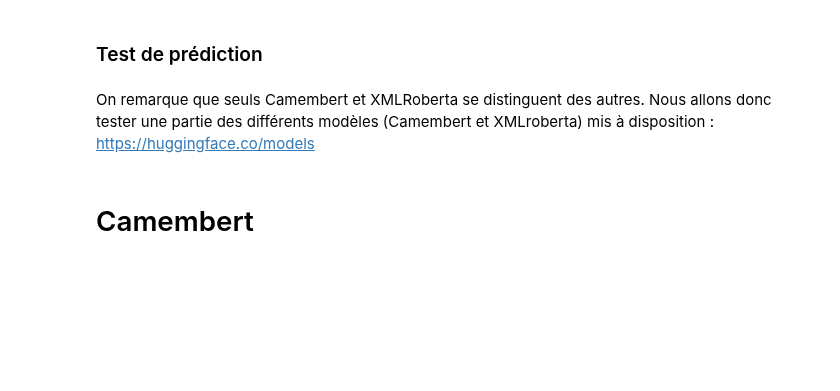
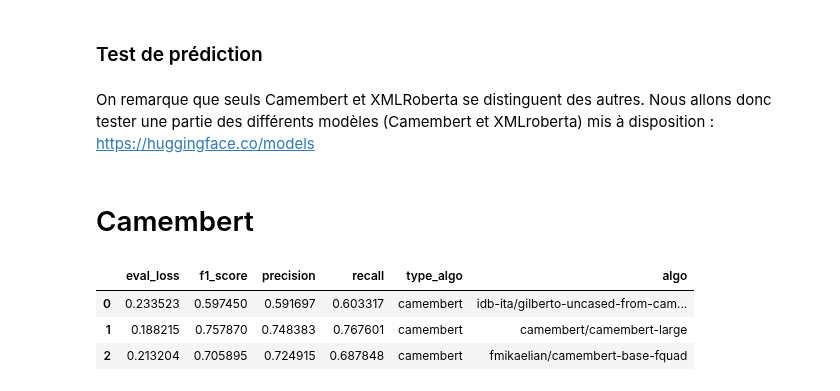
Before and after one commit to C4viar/PPD_MSLD_2019_2020_LL-AL-MT, a Jupyter notebook: Draft_code/projet_ner.ipynb, the cells around one changed output. Cells and saved outputs as stored; diff of their text form; code cells hidden in the pictures; blank space fills up the shorter version.

Commit message:
Evaluation of camembert's models

```diff
--- a/Draft_code/projet_ner.ipynb
+++ b/Draft_code/projet_ner.ipynb
@@ -226,17 +249,20 @@ l_algotype = [ "bert" , "camembert" , "roberta" , "distilbert" , "electra" , "xl
 l_algo = [ "bert-base-cased" , "camembert-base" , "roberta-base" ,
           "distilbert-base-cased" , "google/electra-base-discriminator" , "xlm-roberta-base"] # modèles
 
+# Création de train_df et test_df
+# 20 pourcent des sentences_id
+
+train_df = df[df["sentence_id"].isin(randomlist)] # 80 pourcent des sentences_id
+eval_df = df[~df["sentence_id"].isin(randomlist)]
+
+# configuration du logger pour les info et les avertissements
+logging.basicConfig(level=logging.INFO)
+transformers_logger = logging.getLogger("transformers")
+transformers_logger.setLevel(logging.WARNING)
+
 for i in range (len(l_algotype)) :
+
   print("###################\t", l_algotype[i] , " -- ", l_algo[i] ,"\t###################")
-
-  # configuration du logger pour les info et les avertissements
-  logging.basicConfig(level=logging.INFO)
-  transformers_logger = logging.getLogger("transformers")
-  transformers_logger.setLevel(logging.WARNING)
-
-  # Création de train_df et test_df
-  train_df = df[df["sentence_id"].isin(randomlist)] # 80 pourcent des sentences_id
-  eval_df = df[~df["sentence_id"].isin(randomlist)] # 20 pourcent des sentences_id
 
   # Création du modèles NER
   model = NERModel(l_algotype[i], l_algo[i], args={'overwrite_output_dir': True, 'reprocess_input_data': True}, labels=tags)
@@ -254,9 +280,9 @@ for i in range (len(l_algotype)) :
   # on créer une ligne contenant les résultats
   results = results.append(result, ignore_index = True)
 
-  file_model = open(r'./'+l_algo[i]+'.obj', 'wb')
-  # export du modèle
-  pickle.dump(model, file_model)
+#  file_model = open(r'./out/'+l_algo[i]+'.obj', 'wb')
+#  # export du modèle
+#  pickle.dump(model.model, file_model)
 # %%
 results
 # %% [output]
@@ -334,0 +363,7 @@ for i in range (len(l_camembert)) :
+# %%
+camembert_results
+# %% [output]
+|  | eval_loss | f1_score | precision | recall | type_algo | algo |
+| 0 | 0.233523 | 0.597450 | 0.591697 | 0.603317 | camembert | idb-ita/gilberto-uncased-from-cam... |
+| 1 | 0.188215 | 0.757870 | 0.748383 | 0.767601 | camembert | camembert/camembert-large |
+| 2 | 0.213204 | 0.705895 | 0.724915 | 0.687848 | camembert | fmikaelian/camembert-base-fquad |
```
Also changed, not shown: parts of 18 cells of this notebook.
